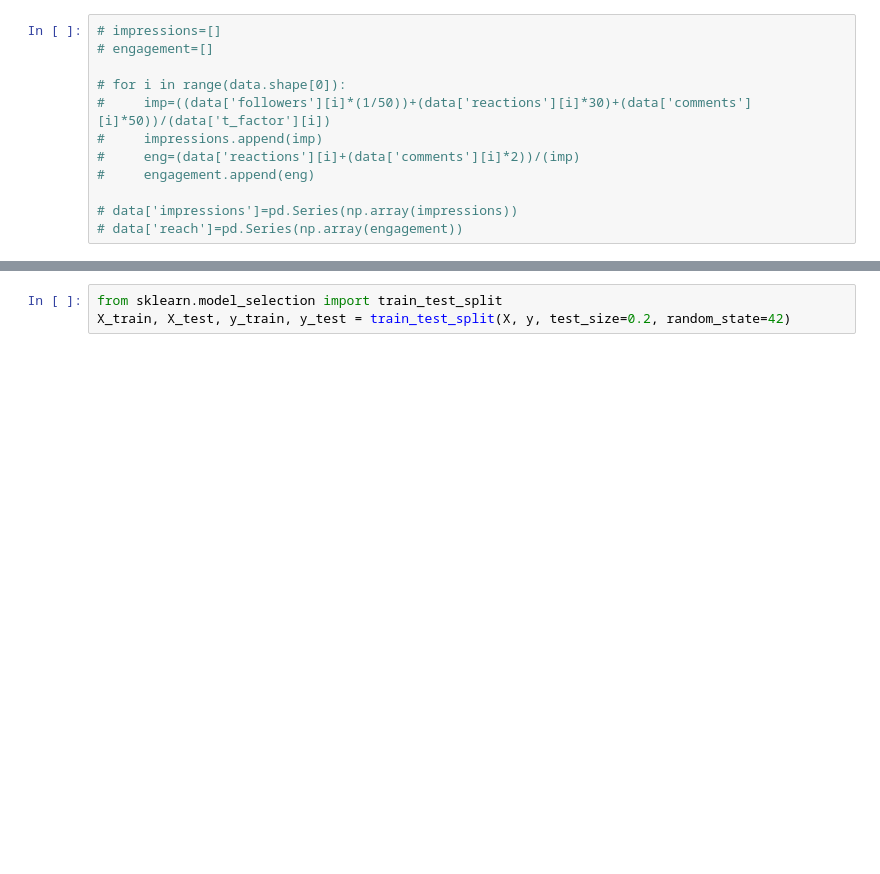
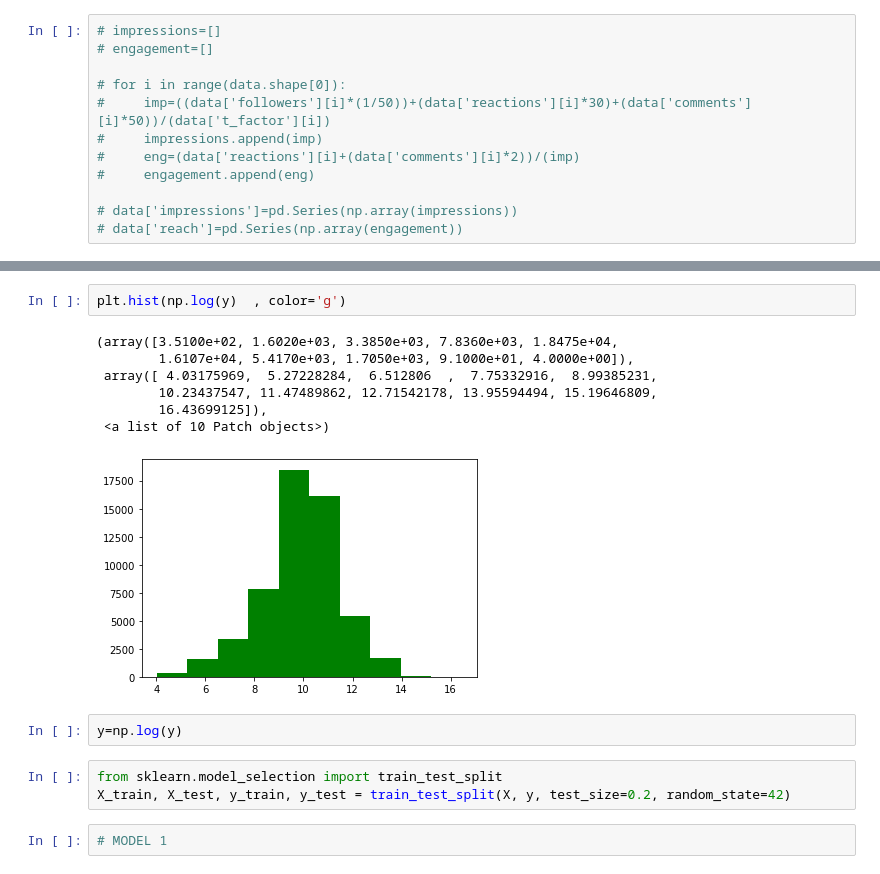
Before and after one commit to samanghous/postreach, a Jupyter notebook: Model.ipynb, the cells around one changed output, grey strips where cells are left out. Drawn from its saved outputs; the diff is of its cells as text; blank space fills up the shorter version.

```diff
--- a/Model.ipynb
+++ b/Model.ipynb
@@ -158,3 +180,17 @@ for i in X.columns:
+# %%
+plt.hist(np.log(y)  , color='g')
+# %% [output]
+(array([3.5100e+02, 1.6020e+03, 3.3850e+03, 7.8360e+03, 1.8475e+04,
+        1.6107e+04, 5.4170e+03, 1.7050e+03, 9.1000e+01, 4.0000e+00]),
+ array([ 4.03175969,  5.27228284,  6.512806  ,  7.75332916,  8.99385231,
+        10.23437547, 11.47489862, 12.71542178, 13.95594494, 15.19646809,
+        16.43699125]),
+ <a list of 10 Patch objects>)
+[figure, added]
+# %%
+y=np.log(y)
 # %%
 from sklearn.model_selection import train_test_split
 X_train, X_test, y_train, y_test = train_test_split(X, y, test_size=0.2, random_state=42)
+# %%
+# MODEL 1
```
Also changed, not shown: parts of 26 cells of this notebook, 4 other files.
